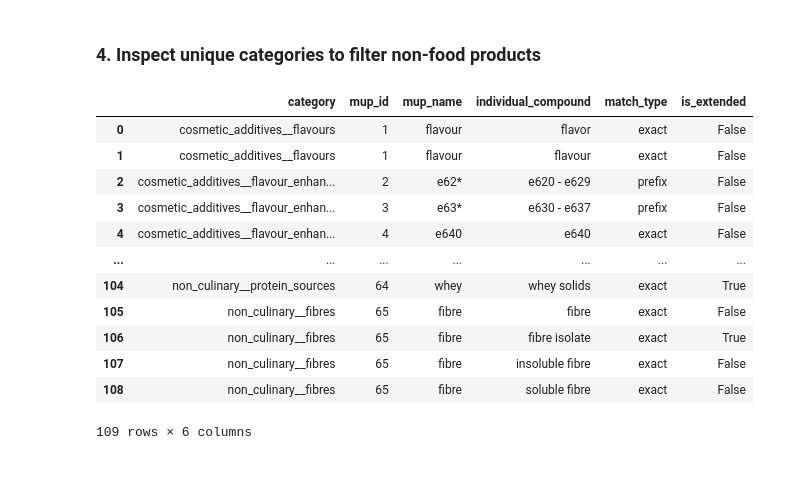
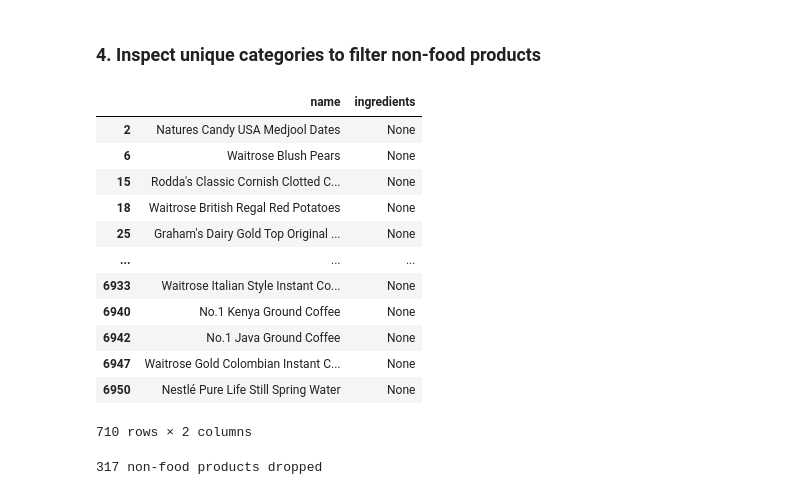
Before and after one commit to elimossmarks11/waitrose-scraper-api, a Jupyter notebook: data/enriched/Data_Validation.ipynb, the cells around one changed output. Cells and saved outputs as stored; diff of their text form; code cells hidden in the pictures.

```diff
--- a/data/enriched/Data_Validation.ipynb
+++ b/data/enriched/Data_Validation.ipynb
@@ -149,21 +149,6 @@ for id, name in sorted(categories.items(), key=lambda x: x[1]):
 print(f"\n{len(categories)} unique categories found")
 # %%
 MUP_df = pd.read_excel('/files/problem-set-1-grayusan/data/enriched/MUP.csv')
-MUP_df
-# %% [output]
-|  | category | mup_id | mup_name | individual_compound | match_type | is_extended |
-| 0 | cosmetic_additives__flavours | 1 | flavour | flavor | exact | False |
-| 1 | cosmetic_additives__flavours | 1 | flavour | flavour | exact | False |
-| 2 | cosmetic_additives__flavour_enhan... | 2 | e62* | e620 - e629 | prefix | False |
-| 3 | cosmetic_additives__flavour_enhan... | 3 | e63* | e630 - e637 | prefix | False |
-| 4 | cosmetic_additives__flavour_enhan... | 4 | e640 | e640 | exact | False |
-| ... | ... | ... | ... | ... | ... | ... |
-| 104 | non_culinary__protein_sources | 64 | whey | whey solids | exact | True |
-| 105 | non_culinary__fibres | 65 | fibre | fibre | exact | False |
-| 106 | non_culinary__fibres | 65 | fibre | fibre isolate | exact | True |
-| 107 | non_culinary__fibres | 65 | fibre | insoluble fibre | exact | False |
-| 108 | non_culinary__fibres | 65 | fibre | soluble fibre | exact | False |
-109 rows × 6 columns
 # %%
 BASE_DIR = Path.cwd().parent.parent
 DATA_DIR = BASE_DIR / 'data'
@@ -175,6 +160,39 @@ enriched_file = ENRICHED_DIR / 'products.jsonl'
 scraped = pd.read_json(scraped_file, lines=True).to_dict(orient='records')
 
 mup_df = pd.read_excel(ENRICHED_DIR / 'MUP.csv')
+# %%
+df_ingredients = df_waitrose[['name', 'ingredients']]
+df_no_ingredients = df_ingredients[df_ingredients['ingredients'].isna()]
+df_no_ingredients
+# %% [output]
+|  | name | ingredients |
+| 2 | Natures Candy USA Medjool Dates | None |
+| 6 | Waitrose Blush Pears | None |
+| 15 | Rodda's Classic Cornish Clotted C... | None |
+| 18 | Waitrose British Regal Red Potatoes | None |
+| 25 | Graham's Dairy Gold Top Original ... | None |
+| ... | ... | ... |
+| 6933 | Waitrose Italian Style Instant Co... | None |
+| 6940 | No.1 Kenya Ground Coffee | None |
+| 6942 | No.1 Java Ground Coffee | None |
+| 6947 | Waitrose Gold Colombian Instant C... | None |
+| 6950 | Nestlé Pure Life Still Spring Water | None |
+710 rows × 2 columns
+# %%
+from excluded_categories import EXCLUDED_CATEGORY_IDS
+
+excluded = set(EXCLUDED_CATEGORY_IDS)
+
+mask = df_waitrose['food_type'].apply(
+    lambda cats: any(cat['id'] in excluded for cat in (cats or []))
+)
+
+dropped_products = mask.sum()
+df_waitrose = df_waitrose.loc[~mask]
+
+print(f'{dropped_products} non-food products dropped')
+# %% [output]
+317 non-food products dropped
 # %%
 for product in scraped:
     ingredients = product.get('ingredients', [])
```
Also changed, not shown: parts of 7 cells of this notebook, 6 other files.
